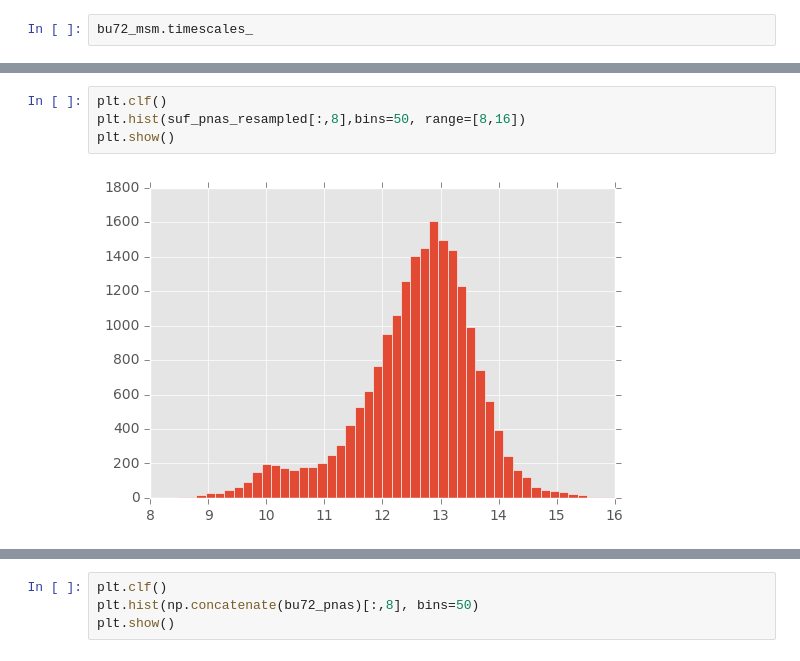
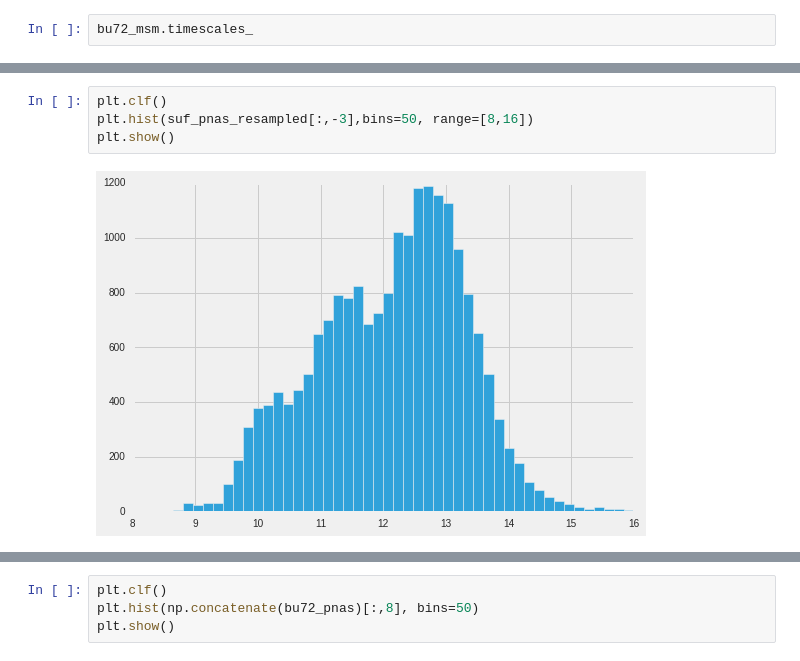
Before and after one commit to amirbarati/conformation, a Jupyter notebook: mor_h8_analysis-sparse.ipynb, the cells around one changed output, grey strips where cells are left out. Drawn from its saved outputs; the diff is of its cells as text.

```diff
--- a/mor_h8_analysis-sparse.ipynb
+++ b/mor_h8_analysis-sparse.ipynb
@@ -697,8 +743,8 @@ plt.show()
 # %%
 plt.clf()
-plt.hist(suf_pnas_resampled[:,8],bins=50, range=[8,16])
+plt.hist(suf_pnas_resampled[:,-3],bins=50, range=[8,16])
 plt.show()
 # %% [output]
-[figure, old version]
+[figure, new version]
 # %%
 plt.clf()
```
Also changed, not shown: parts of 82 cells of this notebook, 19 other files.
